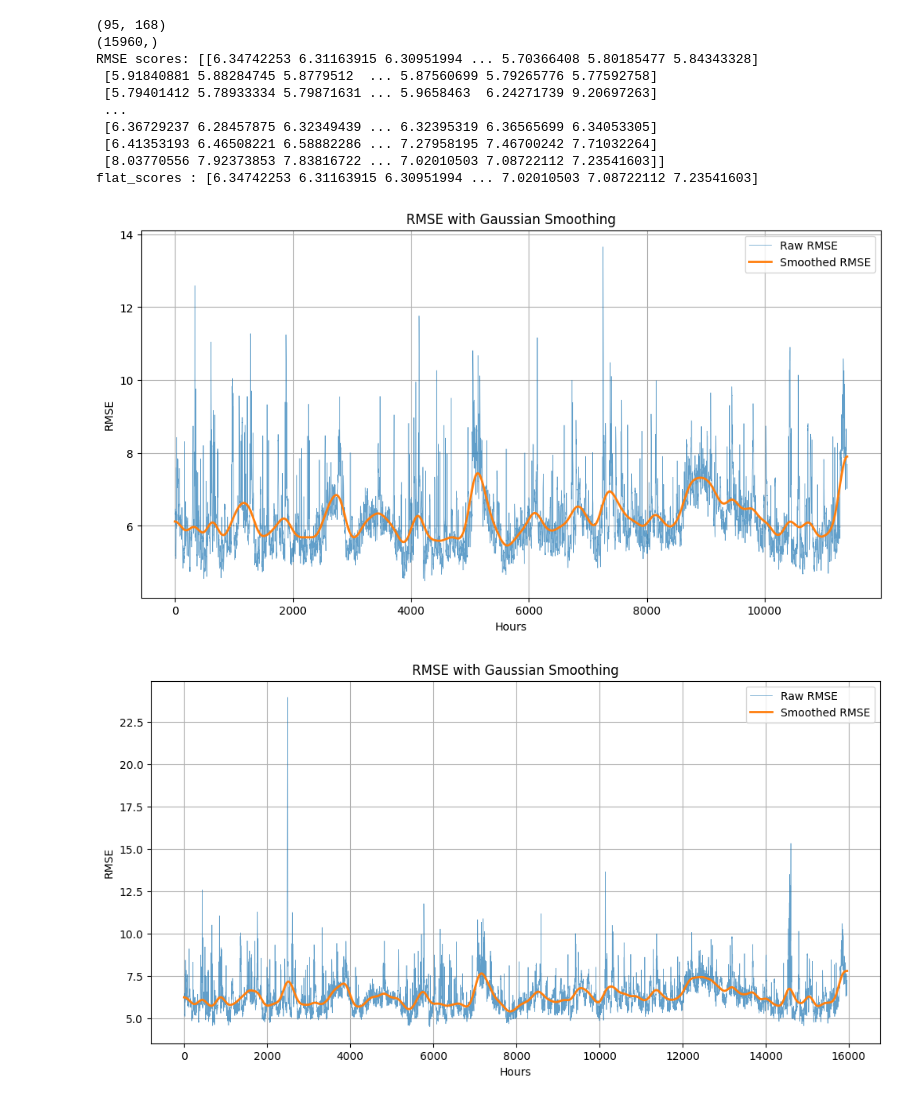
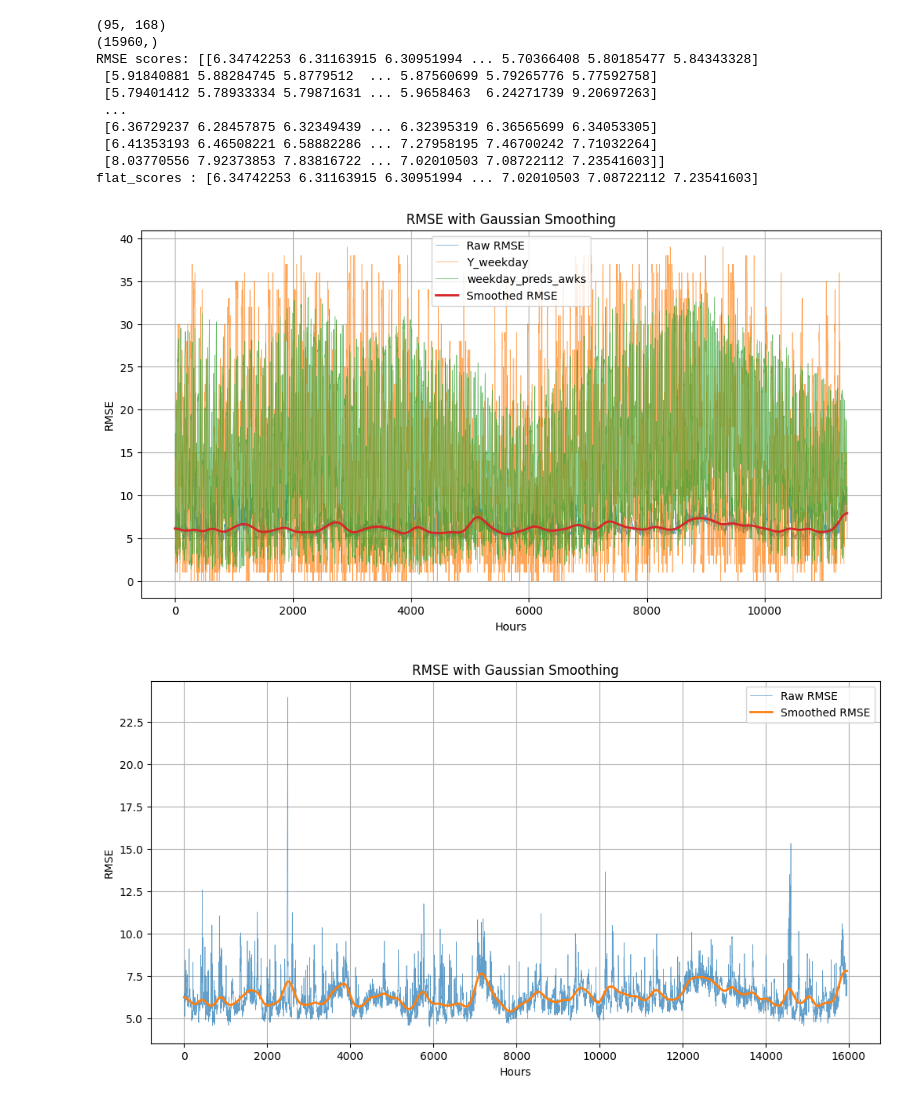
Before and after one commit to ArmanddeCacqueray/Rebalancig_final_repository, a Jupyter notebook: z_benchmark/moyenne.ipynb, the cells around one changed output. Cells and saved outputs as stored; diff of their text form; code cells hidden in the pictures.

```diff
--- a/z_benchmark/moyenne.ipynb
+++ b/z_benchmark/moyenne.ipynb
@@ -226,22 +226,24 @@ flat_scores : [6.34742253 6.31163915 6.30951994 ... 7.02010503 7.08722112 7.2354
 # %%
 from scipy.ndimage import gaussian_filter1d
 # Apply Gaussian smoothing
 sigma = 100  # Adjust for stronger/weaker smoothing
 smoothed_rmse_wd = gaussian_filter1d(flat_rmse_wd, sigma=sigma)
-
+station = 153
 
 # Plot the raw and smoothed RMSE
 plt.figure(figsize=(12, 6))
 plt.plot(flat_rmse_wd, alpha=0.7, linewidth=0.5, label='Raw RMSE')
+plt.plot(Y_weekday[station, -(n_weeks-(T+1)):, :].flatten(), alpha=0.7, linewidth=0.5, label=f'Y_weekday')
+plt.plot(weekday_preds_awks[station, :, :].flatten(), alpha=0.7, linewidth=0.5, label=f'weekday_preds_awks')
 plt.plot(smoothed_rmse_wd, linewidth=2, label=f'Smoothed RMSE')
 plt.xlabel('Hours')
 plt.ylabel('RMSE')
 plt.title('RMSE with Gaussian Smoothing')
 plt.legend()
 plt.grid(True)
 plt.show()
 # %% [output]
-[figure, old version]
+[figure, new version]
 # %%
 from scipy.ndimage import gaussian_filter1d
 # Apply Gaussian smoothing
```
